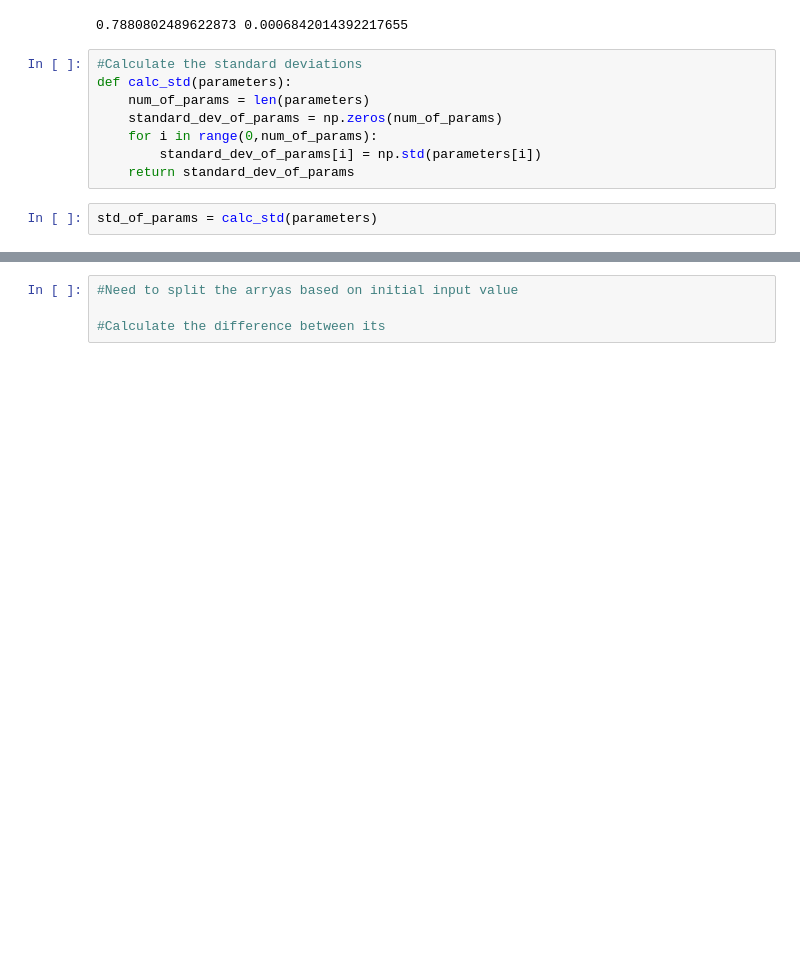
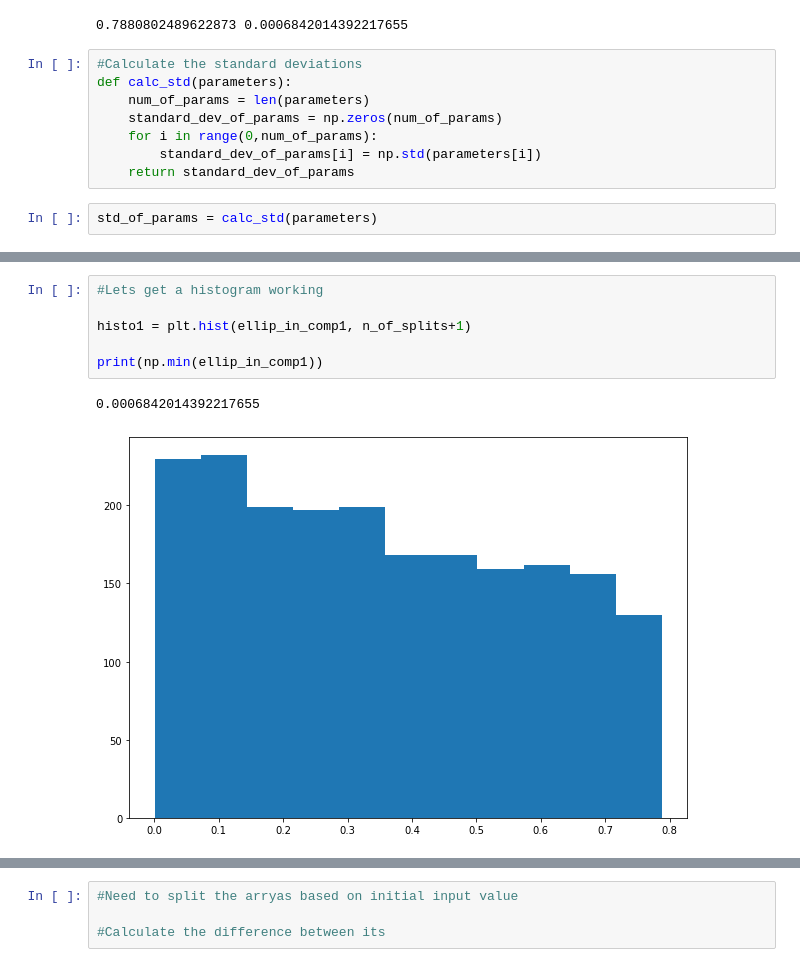
Before and after one commit to Volconage/Deblending-Galaxies-Project, a Jupyter notebook: Non_Centered_VAE_Added_more_metrics.ipynb, the cells around one changed output, grey strips where cells are left out. Drawn from its saved outputs; the diff is of its cells as text; blank space fills up the shorter version.

```diff
--- a/Non_Centered_VAE_Added_more_metrics.ipynb
+++ b/Non_Centered_VAE_Added_more_metrics.ipynb
@@ -683,0 +740,9 @@ ax1.boxplot(total_errors, flierprops = green_diamond)
+# %%
+#Lets get a histogram working
+
+histo1 = plt.hist(ellip_in_comp1, n_of_splits+1)
+
+print(np.min(ellip_in_comp1))
+# %% [output]
+0.0006842014392217655
+[figure, added]
```
Also changed, not shown: parts of 23 cells of this notebook.
